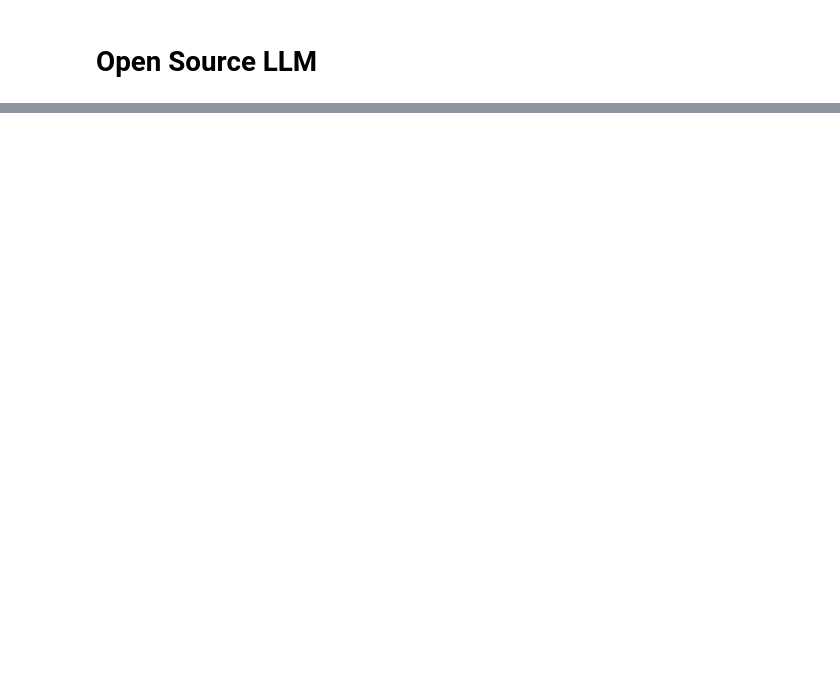
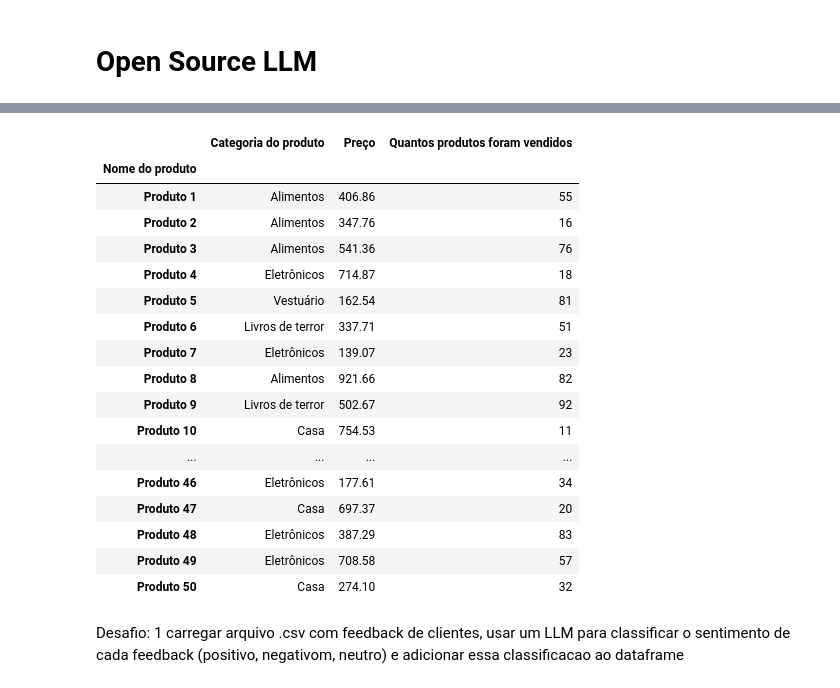
Before and after one commit to mateus-bombassaro/python-ai-colab, a Jupyter notebook: Aula_1_Python.ipynb, the cells around one changed output, grey strips where cells are left out. Saved outputs shown, nothing was run; the diff lists cells and outputs as text; code cells hidden in the pictures; blank space fills up the shorter version.

```diff
--- a/Aula_1_Python.ipynb
+++ b/Aula_1_Python.ipynb
@@ -212,0 +453,3 @@ for chunk in completion:
+# %%
+df_produtos_por_nome = df_produtos.set_index('Nome do produto')
+display(df_produtos_por_nome.head())
@@ -212,0 +509,27 @@ for chunk in completion:
+# %%
+livros = df_produtos_por_nome[df_produtos_por_nome["Categoria do produto"] == "Livros"]
+df_produtos_por_nome.loc[livros.index, "Categoria do produto"] = "Livros de terror"
+# %%
+df_produtos_por_nome
+# %% [output]
+|  | Categoria do produto | Preço | Quantos produtos foram vendidos |
+| Nome do produto |  |  |  |
+| Produto 1 | Alimentos | 406.86 | 55 |
+| Produto 2 | Alimentos | 347.76 | 16 |
+| Produto 3 | Alimentos | 541.36 | 76 |
+| Produto 4 | Eletrônicos | 714.87 | 18 |
+| Produto 5 | Vestuário | 162.54 | 81 |
+| Produto 6 | Livros de terror | 337.71 | 51 |
+| Produto 7 | Eletrônicos | 139.07 | 23 |
+| Produto 8 | Alimentos | 921.66 | 82 |
+| Produto 9 | Livros de terror | 502.67 | 92 |
+| Produto 10 | Casa | 754.53 | 11 |
+| ... | ... | ... | ... |
+| Produto 46 | Eletrônicos | 177.61 | 34 |
+| Produto 47 | Casa | 697.37 | 20 |
+| Produto 48 | Eletrônicos | 387.29 | 83 |
+| Produto 49 | Eletrônicos | 708.58 | 57 |
+| Produto 50 | Casa | 274.10 | 32 |
+# %% [markdown]
+Desafio:
+1 carregar arquivo .csv com feedback de clientes, usar um LLM para classificar o sentimento de cada feedback (positivo, negativom, neutro) e adicionar essa classificacao ao dataframe
```
Also changed, not shown: parts of 30 cells of this notebook.
